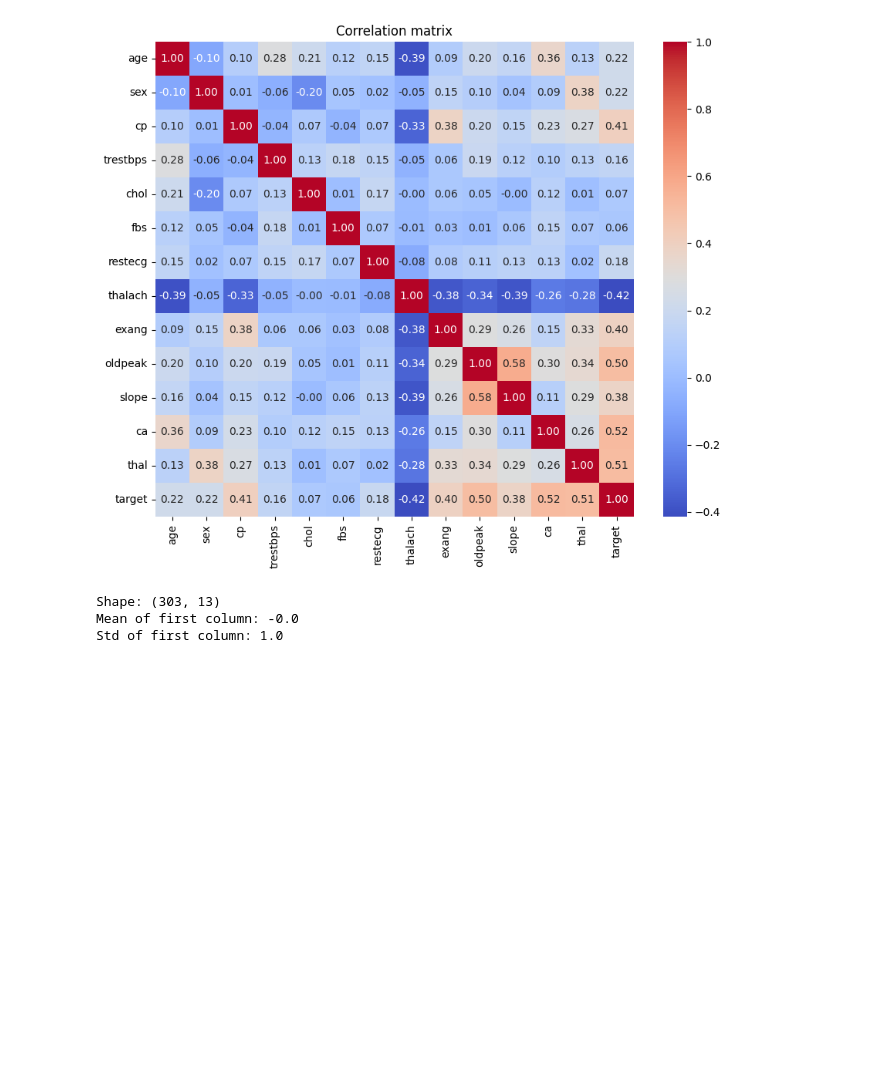
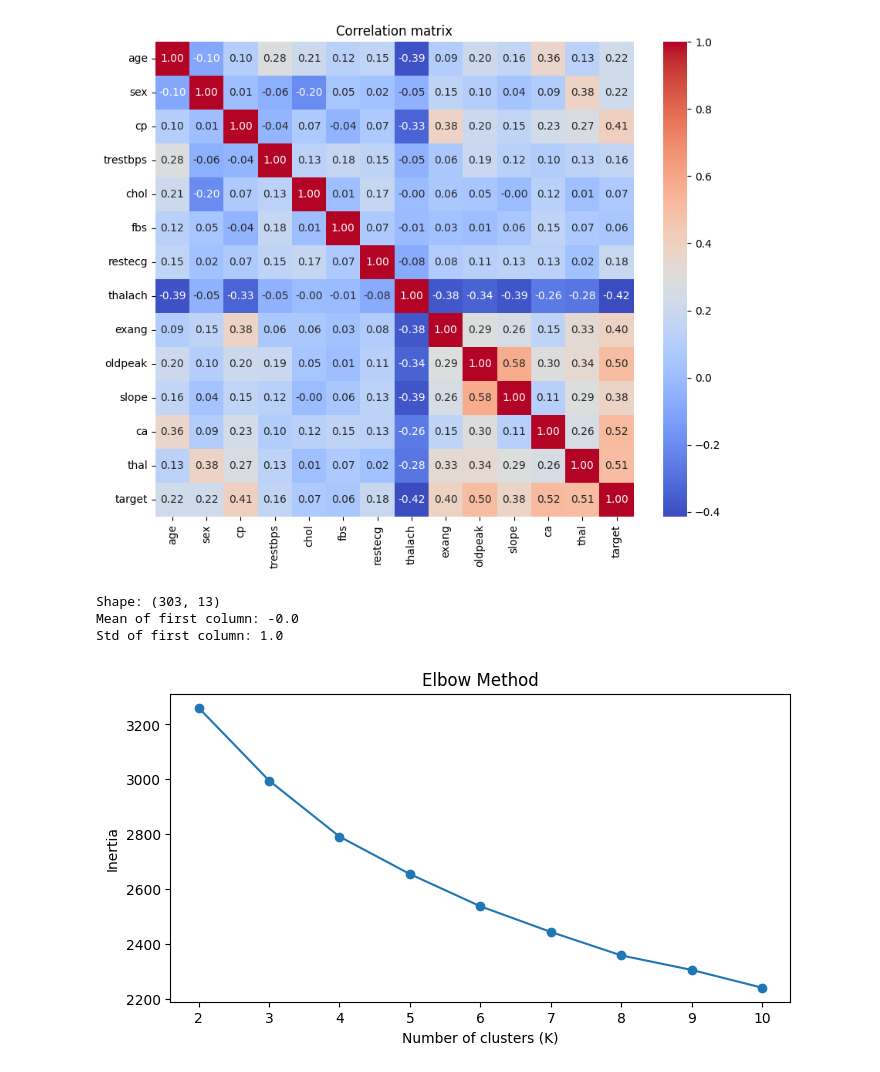
Before and after one commit to pilucha06/heart-disease-clustering, a Jupyter notebook: notebook.ipynb, the cells around one changed output. Saved outputs shown, nothing was run; the diff lists cells and outputs as text; code cells hidden in the pictures; blank space fills up the shorter version.

```diff
--- a/notebook.ipynb
+++ b/notebook.ipynb
@@ -116,3 +116,23 @@ print('Std of first column:', X_scaled[:, 0].std().round(2))
 Shape: (303, 13)
 Mean of first column: -0.0
 Std of first column: 1.0
+# %%
+from sklearn.cluster import KMeans
+
+inertias = []
+k_values = range(2, 11)
+
+for k in k_values:
+    kmeans = KMeans(n_clusters=k, random_state=42, n_init=10)
+    kmeans.fit(X_scaled)
+    inertias.append(kmeans.inertia_)
+# %%
+plt.figure(figsize=(8, 4)) #buscamos el "codo", el punto donde agregar más clusters deja de mejorar significativamente
+plt.plot(k_values, inertias, marker='o')
+plt.title('Elbow Method')
+plt.xlabel('Number of clusters (K)')
+plt.ylabel('Inertia')
+plt.xticks(k_values)
+plt.show()
+# %% [output]
+[figure, added]
```
Also changed, not shown: parts of 2 cells of this notebook.
